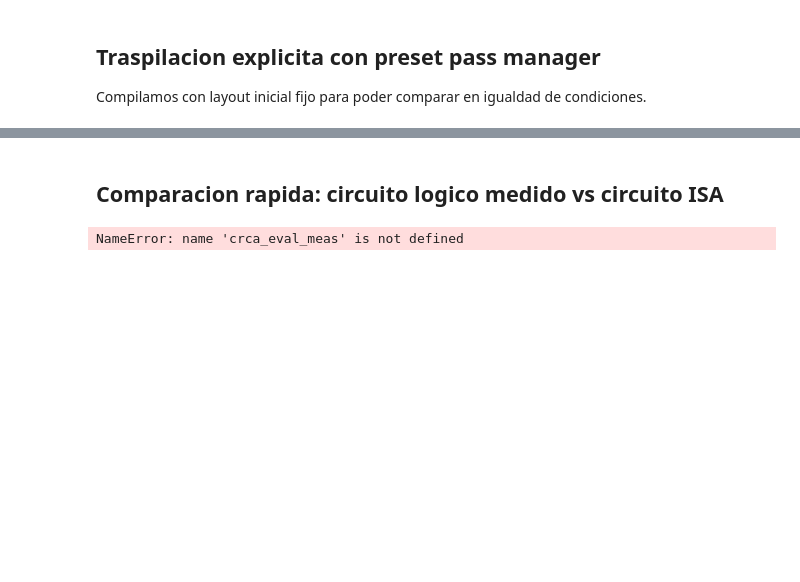
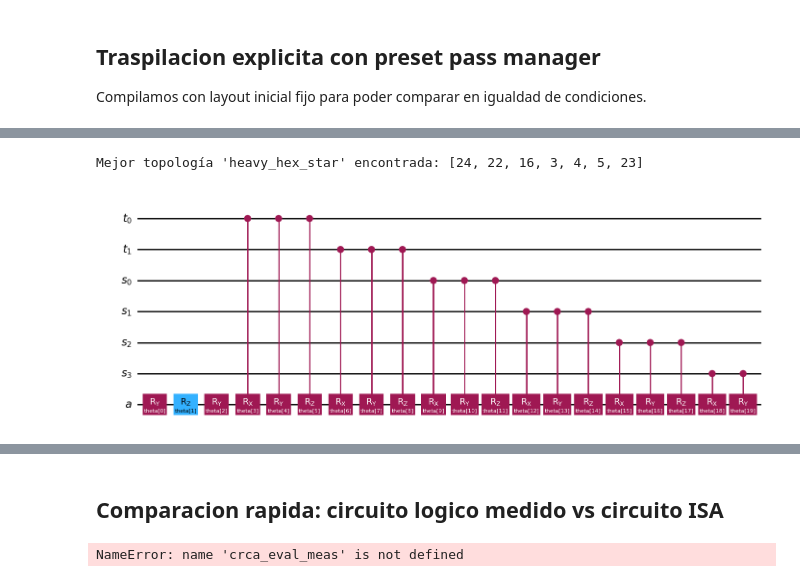
Before and after one commit to gborras10/Quantum-CVA, a Jupyter notebook: toys/quantum_hardware_demos/transpilation_crca_demo.ipynb, the cells around one changed output, grey strips where cells are left out. Saved outputs shown, nothing was run; the diff lists cells and outputs as text; code cells hidden in the pictures; blank space fills up the shorter version.

```diff
--- a/toys/quantum_hardware_demos/transpilation_crca_demo.ipynb
+++ b/toys/quantum_hardware_demos/transpilation_crca_demo.ipynb
@@ -273,0 +347,69 @@ Resumen de CRCA evaluacion traspilado (ISA):
+# %%
+import numpy as np
+
+# =========================
+# 1. Buscar el layout (Estrella Fractal / Native Split5)
+# =========================
+
+# Le pedimos a tu buscador que encuentre el cluster ultra-compacto de 14 qubits
+chosen_layout, layout_score, layout_meta = select_best_layout(
+    backend,
+    topology="heavy_hex_star", # <--- 1. CAMBIO: Pedimos el cluster nativo del árbol
+    length=7,                # <--- 2. CAMBIO: 8 controles + 5 trabajo + 1 ancilla = 14
+    readout_quantile=0.95,
+    local_2q_quantile=0.95,
+    relax_if_needed=True,
+)
+
+print("Mejor topología 'heavy_hex_star' encontrada:", chosen_layout)
+
+# =========================
+# 2. Crear el Ansatz Potente (Árbol con Descomputación)
+# =========================
+crca = CrcaCircuit(
+    m_time=M_TIME,
+    n_price=N_PRICE,
+    n_layers=1,
+    ansatz_type="standard",
+    )
+
+display(crca.qc.draw("mpl", fold=-1))
+summarize_circuit(crca.qc, label="CRCA ansatz lógico CRCA-Linear Sliding (Temporal Veto)")
+
+# =========================
+# 2.5. Asignar NÚMEROS a los parámetros (Crucial para el KAK)
+# =========================
+# Generamos un vector aleatorio con la cantidad correcta de parámetros
+rng = np.random.default_rng(1234)
+x0 = 0.5 * rng.standard_normal(crca.n_params).astype(float)
+
+# Inyectamos los números en el circuito. Ahora es 100% numérico, sin letras.
+qc_bound_eval = crca.qc_eval.assign_parameters(x0)
+
+# =========================
+# 3. Transpilar
+# =========================
+OPT_LEVEL = 3  # Nivel 3 para máxima simplificación de compuertas
+
+pm = generate_preset_pass_manager(
+    backend=backend,
+    optimization_level=OPT_LEVEL,
+    initial_layout=chosen_layout, # <--- Le pasamos el layout en estrella
+    seed_transpiler=SEED_TRANSPILER,
+    approximation_degree=1.0
+)
+
+# IMPORTANTE: Pasamos el circuito numérico transpilarlo
+qc_isa = pm.run(qc_bound_eval)
+
+# =========================
+# 4. Ver los resultados de Profundidad
+# =========================
+print("\n" + "="*40)
+print(f"Profundidad Física Crítica (Depth): {qc_isa.depth()}")
+print("="*40 + "\n")
+
+summarize_circuit(qc_isa, label="CRCA evaluacion traspilado (Heavy Hex Star  con NÚMEROS)")
+# %% [output]
+Mejor topología 'heavy_hex_star' encontrada: [24, 22, 16, 3, 4, 5, 23]
+[figure, added]
```
Also changed, not shown: parts of 8 cells of this notebook, 46 other files.
